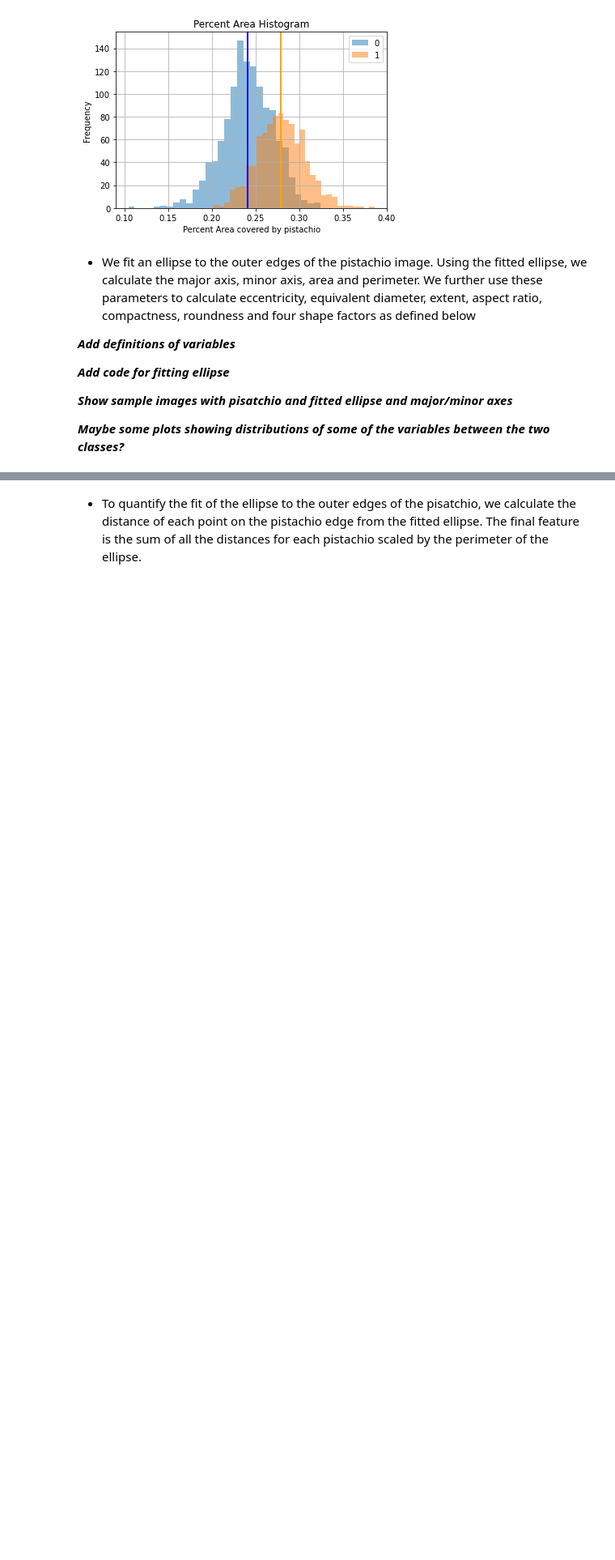
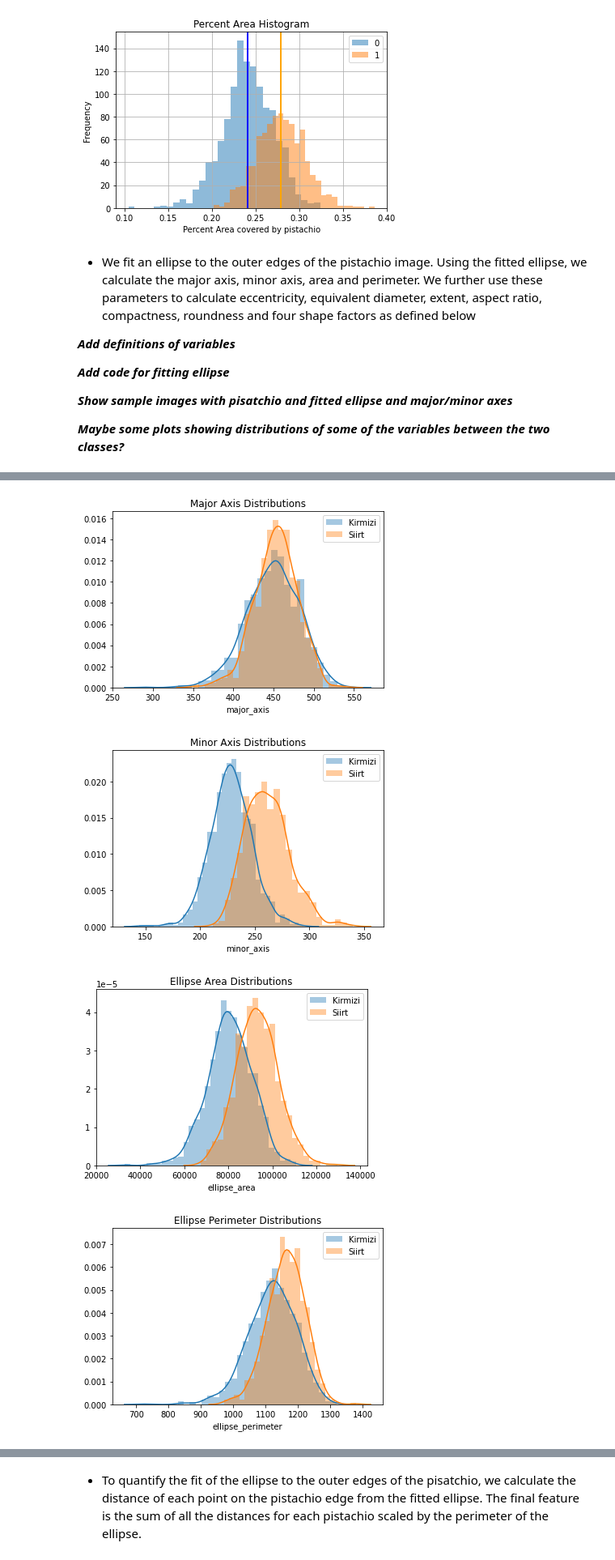
Before and after one commit to bkbormes1/ML_image_feature_processing, a Jupyter notebook: W281_Final_Project_Report.ipynb, the cells around one changed output, grey strips where cells are left out. Shown at 81% size. Drawn from its saved outputs; the diff is of its cells as text; code cells hidden in the pictures; blank space fills up the shorter version.

```diff
--- a/W281_Final_Project_Report.ipynb
+++ b/W281_Final_Project_Report.ipynb
@@ -143,0 +361,29 @@ plt.show()
+# %%
+df = pd.read_csv("pistachios.csv", index_col=0)
+k = df.loc[df["pistachio_type"] == 0]
+s = df.loc[df["pistachio_type"] == 1]
+
+columns = [
+    "major_axis",
+    "minor_axis",
+    "ellipse_area",
+    "ellipse_perimeter",
+    "shell_pixs_means",
+    "nut_pixs_means",
+    "shell_h_means",
+    "shell_s_means",
+    "shell_v_means",
+    "nut_h_means",
+    "nut_s_means",
+    "nut_v_means"]
+for c in columns:
+    ax = sns.distplot(k[c], label="Kirmizi")
+    ax.set_title("{} Distributions".format((" ".join(c.split("_"))).title()))
+    sns.distplot(s[c], label="Siirt")
+    plt.legend()
+    plt.show()
+# %% [output]
+[figure, added]
+[figure, added]
+[figure, added]
+[figure, added]
```
Also changed, not shown: parts of 8 cells of this notebook.
